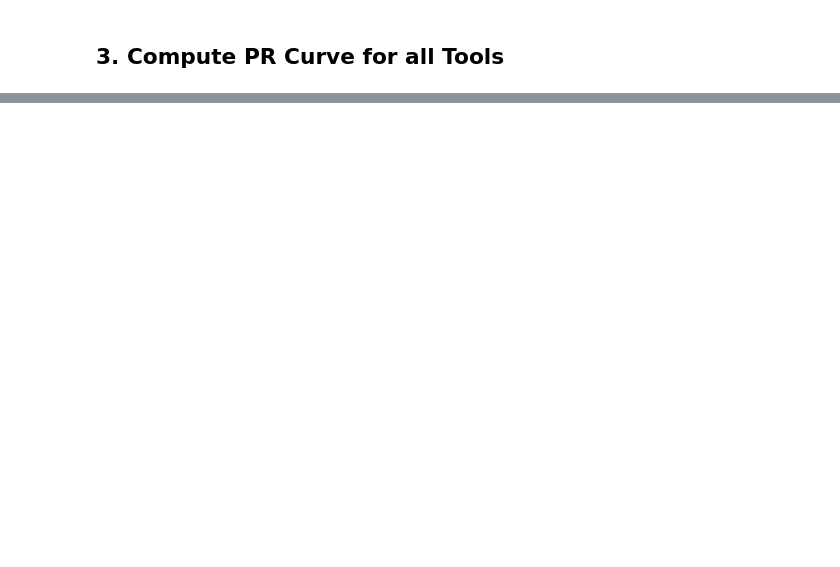
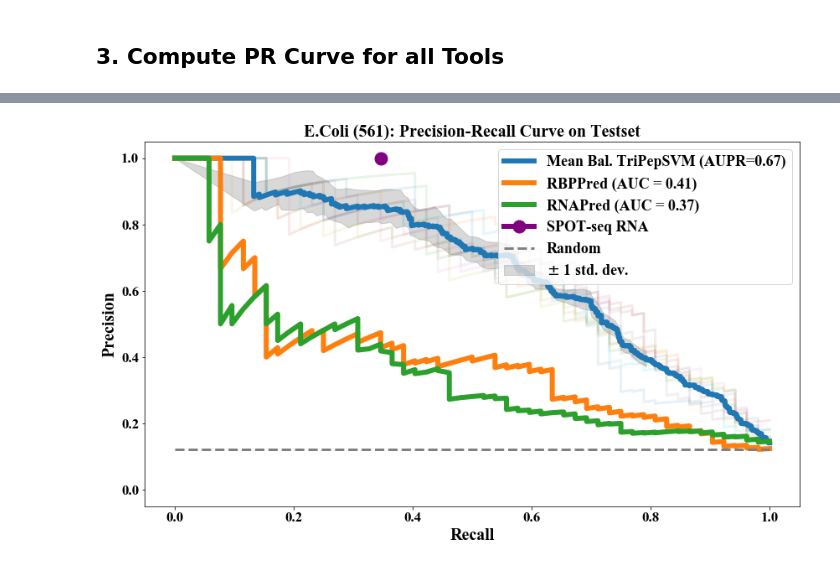
Before and after one commit to marsicoLab/TriPepSVM, a Jupyter notebook: paper/balanced_performance/performance_comparison_balanced.ipynb, the cells around one changed output, grey strips where cells are left out. Cells and saved outputs as stored; diff of their text form; code cells hidden in the pictures; blank space fills up the shorter version.

```diff
--- a/paper/balanced_performance/performance_comparison_balanced.ipynb
+++ b/paper/balanced_performance/performance_comparison_balanced.ipynb
@@ -195,0 +168,81 @@ RNAPred: Optimal classification threshold: -0.24
+# %%
+fig = plt.figure(figsize=(14, 8))
+
+linewidth = 6
+labelfontsize = 20
+ticksize = 17
+
+# TriPepSVM single runs
+k = 1
+y_true = []
+y_pred = []
+pr_values = []
+rec_values = []
+sample_thresholds = np.linspace(0, 1, 100)
+no_pos = []
+no_total = []
+for pred in pred_all:
+    pr, rec, thr = precision_recall_curve(probas_pred=pred.Score, y_true=pred.Label)
+    no_pos.append(pred.Label.sum())
+    no_total.append(pred.shape[0])
+    pr_values.append(interp(sample_thresholds, thr, pr[:-1]))
+    #pr_values[-1][-1] = 1.0
+    rec_values.append(interp(sample_thresholds, thr, rec[:-1]))
+    aupr = average_precision_score(y_score=pred.Score, y_true=pred.Label)
+    plt.plot(rec, pr, lw=linewidth//2, alpha=0.1)
+    y_true.append(pred.Label)
+    y_pred.append(pred.Score)
+    k += 1
+
+
+# RBPPred
+rbppred_pr, rbppred_rec, t_pr_rbppr = precision_recall_curve(probas_pred=rbppred_test_all.Score, y_true=rbppred_test_all.Label)
+rbppred_pr_auc = average_precision_score(y_score=rbppred_test_all.Score, y_true=rbppred_test_all.Label)
+zero_idx_rbp = (np.abs(t_pr_rbppr - 0.5)).argmin() # probabilities and cutoff is 0.5
+
+# RNApred
+rnapred_pr, rnapred_rec, t_pr_rnapr = precision_recall_curve(probas_pred=rnapred_test_all.Score, y_true=rnapred_test_all.Label)
+rnapred_pr_auc = average_precision_score(y_score=rnapred_test_all.Score, y_true=rnapred_test_all.Label)
+zero_idx_rna = (np.abs(t_pr_rnapr + 0.2)).argmin() # cutoff is -0.2
+
+# SPOT-seq RNA
+spot_pr, spot_rec, t_pr_spot = precision_recall_curve(probas_pred=spot_test_all.Score, y_true=spot_test_all.Label)
+#spot_pr_auc = average_precision_score(y_score=spot_test_all.Score, y_true=spot_test_all.Label)
+
+# plot mean PR curve for TriPepSVM
+y_true = np.concatenate(y_true)
+y_pred = np.concatenate(y_pred)
+mean_precision, mean_recall, mean_thresholds = precision_recall_curve(y_true, y_pred)
+label = 'Mean Bal. TriPepSVM (AUPR=%.2f)' % (auc(mean_recall, mean_precision))
+plt.plot(mean_recall, mean_precision, label=label, lw=linewidth)
+
+# plot std dev
+std_pr = np.std(pr_values, axis=0)
+mean_pr = np.mean(pr_values, axis=0)
+mean_rec = np.mean(rec_values, axis=0)
+pr_upper = np.minimum(mean_pr + std_pr, 1)
+pr_lower = np.maximum(mean_pr - std_pr, 0)
+pr_upper = np.append(pr_upper, 1.)
+pr_lower = np.append(pr_lower, 1.)
+mean_rec = np.append(mean_rec, 0.)
+plt.fill_between(mean_rec, pr_lower, pr_upper, color='grey', alpha=.3,
+                 label=r'$\pm$ 1 std. dev.')
+
+# plot competitors
+plt.plot(rbppred_rec, rbppred_pr, lw=linewidth, label='RBPPred (AUC = {0:.2f})'.format(rbppred_pr_auc))#, color='darkgreen')
+plt.plot(rnapred_rec, rnapred_pr, lw=linewidth, label='RNAPred (AUC = {0:.2f})'.format(rnapred_pr_auc))#, color='darkred')
+plt.plot(spot_rec[1], spot_pr[1], markersize=15, lw=linewidth, marker='o', label='SPOT-seq RNA', color='purple')
+random_y = test_res[test_res.Label == 1].shape[0] / test_res.shape[0]
+plt.plot([0, 1], [random_y, random_y], color='gray', lw=3, linestyle='--', label='Random')
+
+
+plt.xlabel('Recall', fontsize=20)
+plt.ylabel('Precision', fontsize=20)
+plt.tick_params(axis='both', labelsize=ticksize)
+plt.title('{} ({}): Precision-Recall Curve on Testset'.format(species_name, taxon),
+          fontsize=labelfontsize)
+plt.legend(loc='upper right', prop={'size': 18})
+plt.ylim([-0.05, 1.05])
+fig.savefig('pr_curve_testset_{}.pdf'.format(taxon))
+# %% [output]
+[figure, added]
```
Also changed, not shown: parts of 12 cells of this notebook, 20 other files.
